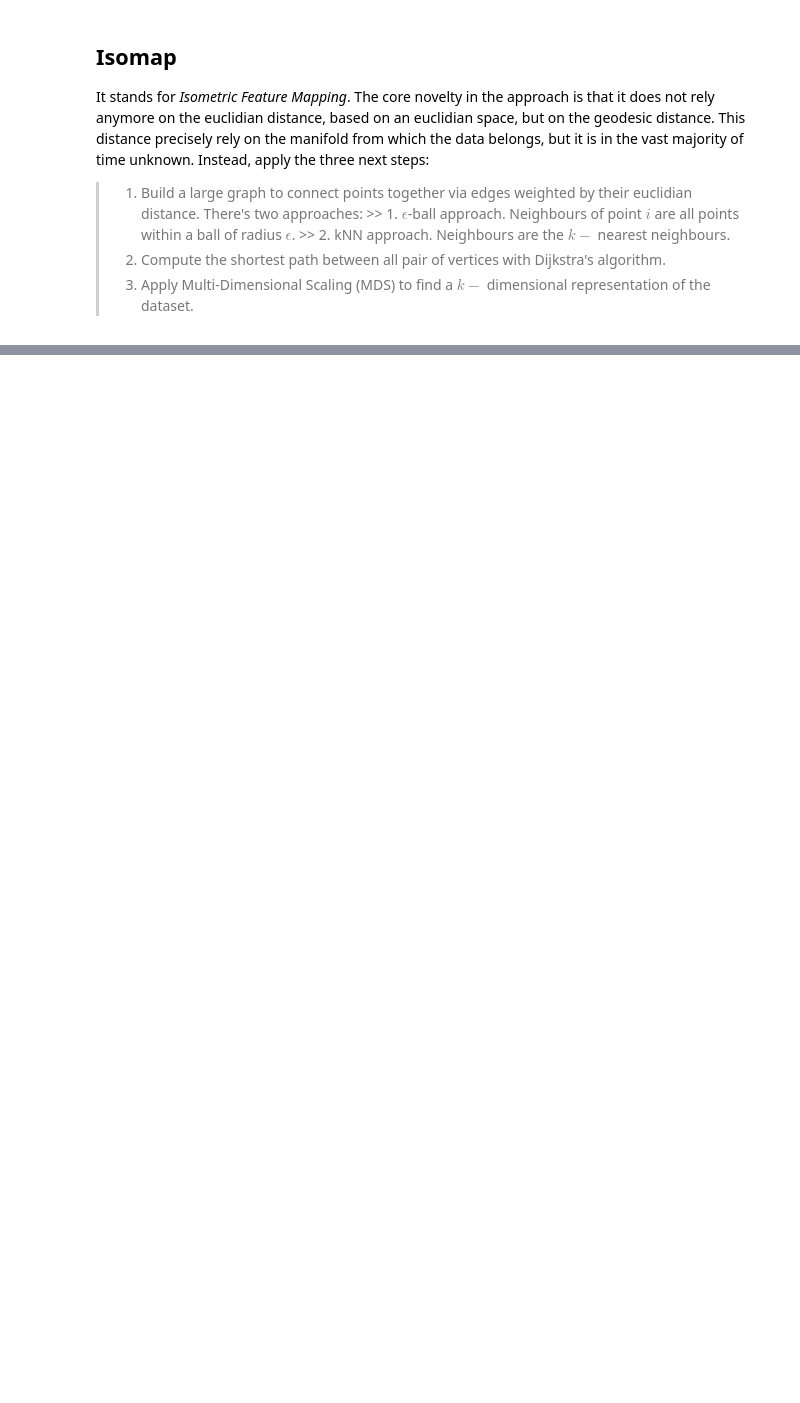
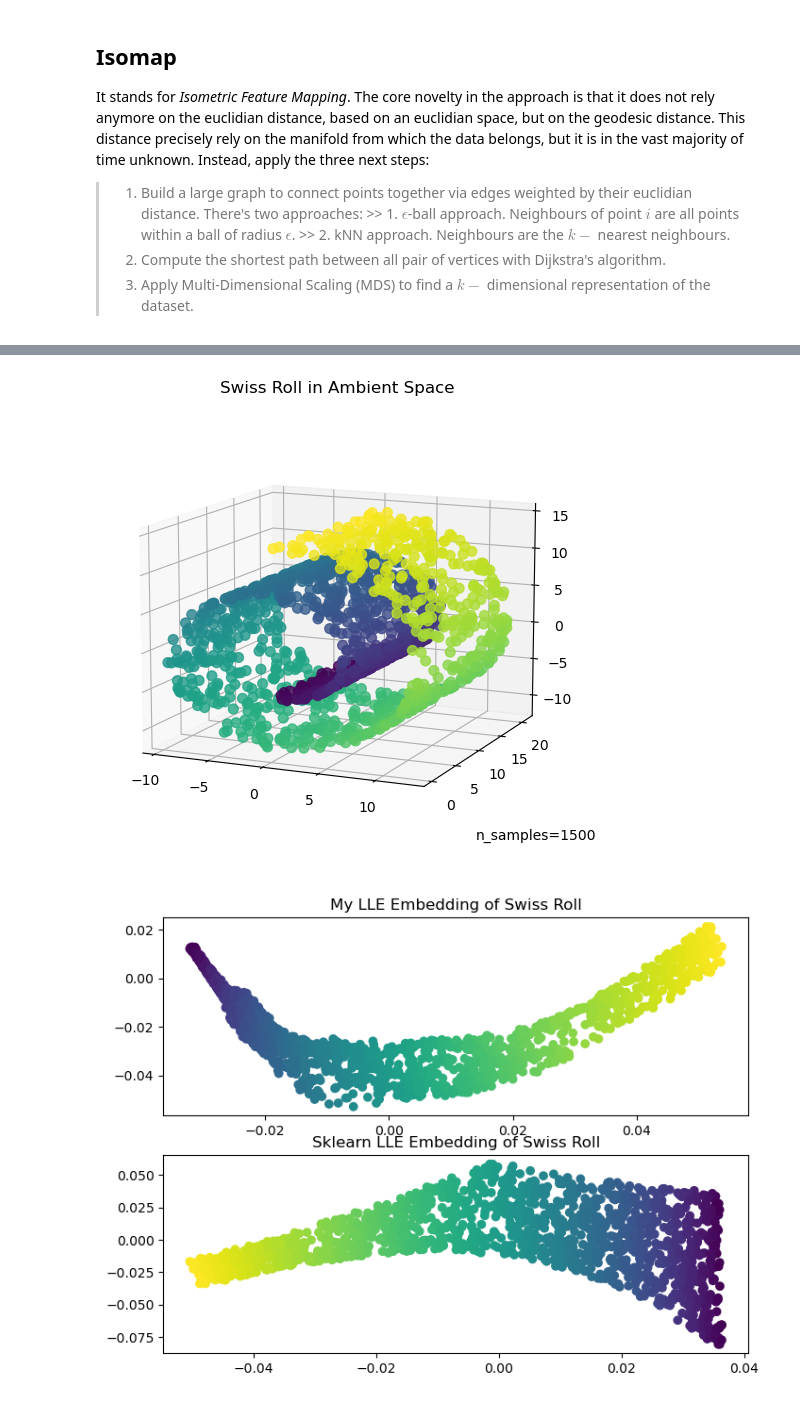
Before and after one commit to roomate/ML_from_scratch, a Jupyter notebook: dimension_reduction.ipynb, the cells around one changed output, grey strips where cells are left out. Drawn from its saved outputs; the diff is of its cells as text; code cells hidden in the pictures; blank space fills up the shorter version.

```diff
--- a/dimension_reduction.ipynb
+++ b/dimension_reduction.ipynb
@@ -518,7 +518,7 @@ def Linear():
             x = np.array(x)
         if isinstance(y, list):
             y = np.array(y)
-        return np.einsum('ij, ji -> i', x, y.T)
+        return np.einsum('ij, ij -> ik', x, y)
     return kernel
 
 def CCA(TransformerMixin, BaseEstimator):
@@ -552,7 +552,7 @@ def CCA(TransformerMixin, BaseEstimator):
         Sigma_A = np.block([[np.zeros((m, n)), Sigma_XY], [Sigma_XY, np.zeros((m, n))]])
         inv_Sigma_B = np.block([[inv_Sigma_X, np.zeros((n, m))], [np.zeros((m, n)), inv_Sigma_Y]])
         Sigma = inv_Sigma_B @ Sigma_A
-        _, eig_vectors = np.linalg.eig(Sigma)
+        _, eig_vectors = np.linalg.eigh(Sigma)
         self.eig_vectors_X = eig_vectors[:n, :self.n_components]
         self.eig_vectors_Y = eig_vectors[n:,n+m, :self.n_components]
 
@@ -855,3 +866,36 @@ class LLE(object):
     def fit_transform(self, X):
         self.fit(X)
         return self.X_embedded
+# %%
+import matplotlib.pyplot as plt
+
+from sklearn import datasets, manifold
+
+sr_points, sr_color = datasets.make_swiss_roll(n_samples=1500, random_state=0)
+
+fig = plt.figure(figsize=(8, 6))
+ax = fig.add_subplot(111, projection="3d")
+fig.add_axes(ax)
+ax.scatter(
+    sr_points[:, 0], sr_points[:, 1], sr_points[:, 2], c=sr_color, s=50, alpha=0.8
+)
+ax.set_title("Swiss Roll in Ambient Space")
+ax.view_init(azim=-66, elev=12)
+_ = ax.text2D(0.8, 0.05, s="n_samples=1500", transform=ax.transAxes)
+
+ll=LLE(k=12, nb_comp=2)
+sr_lle=ll.fit_transform(sr_points)
+
+skl_sr_lle, _=manifold.locally_linear_embedding(sr_points, n_components=2, n_neighbors=12)
+
+fig, axs = plt.subplots(figsize=(8, 6), nrows=2)
+axs[0].scatter(sr_lle[:, 0], sr_lle[:, 1], c=sr_color)
+axs[0].set_title("My LLE Embedding of Swiss Roll")
+
+axs[1].scatter(skl_sr_lle[:, 0], skl_sr_lle[:, 1], c=sr_color)
+axs[1].set_title("Sklearn LLE Embedding of Swiss Roll")
+
+plt.show()
+# %% [output]
+[figure, added]
+[figure, added]
```
Also changed, not shown: parts of 5 cells of this notebook.
